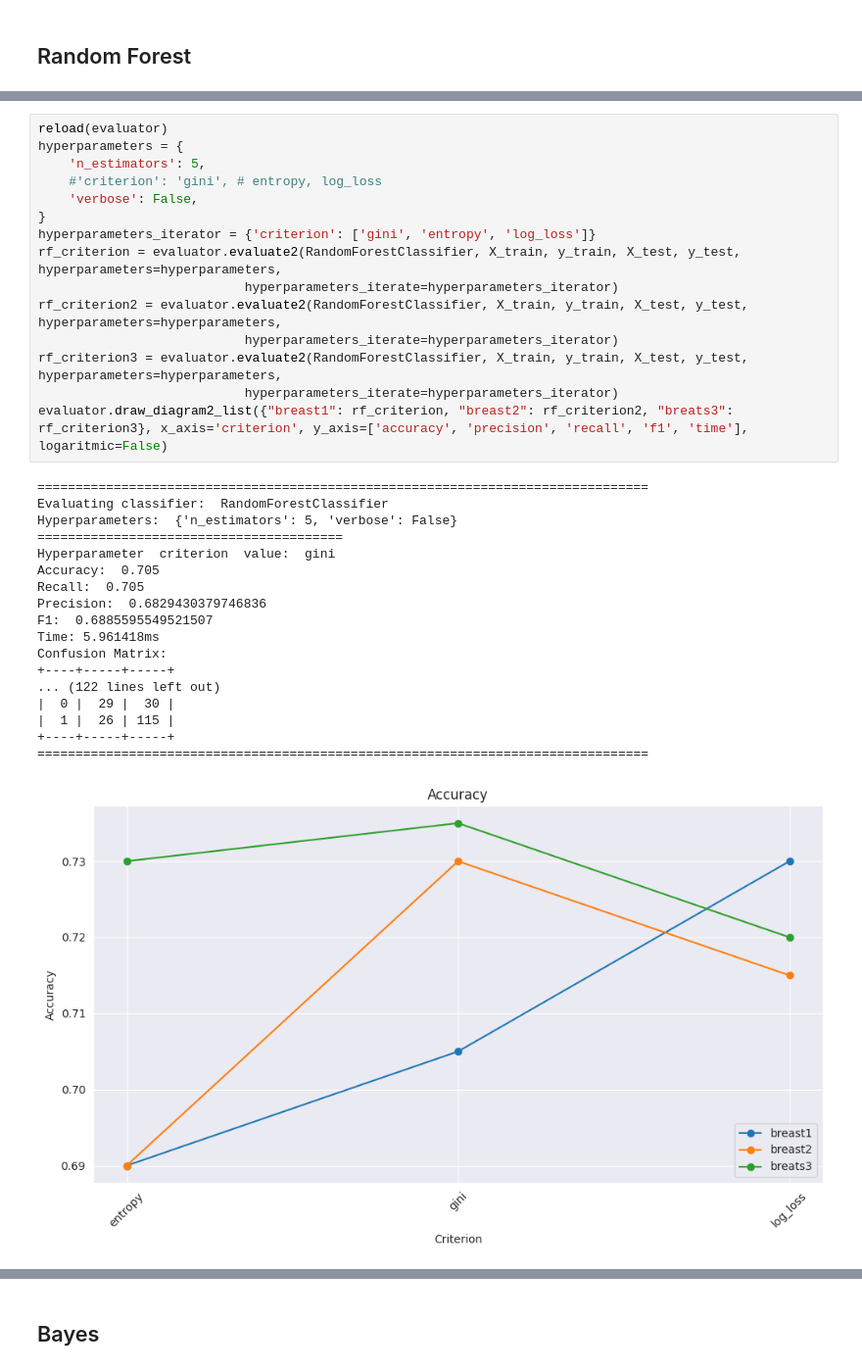
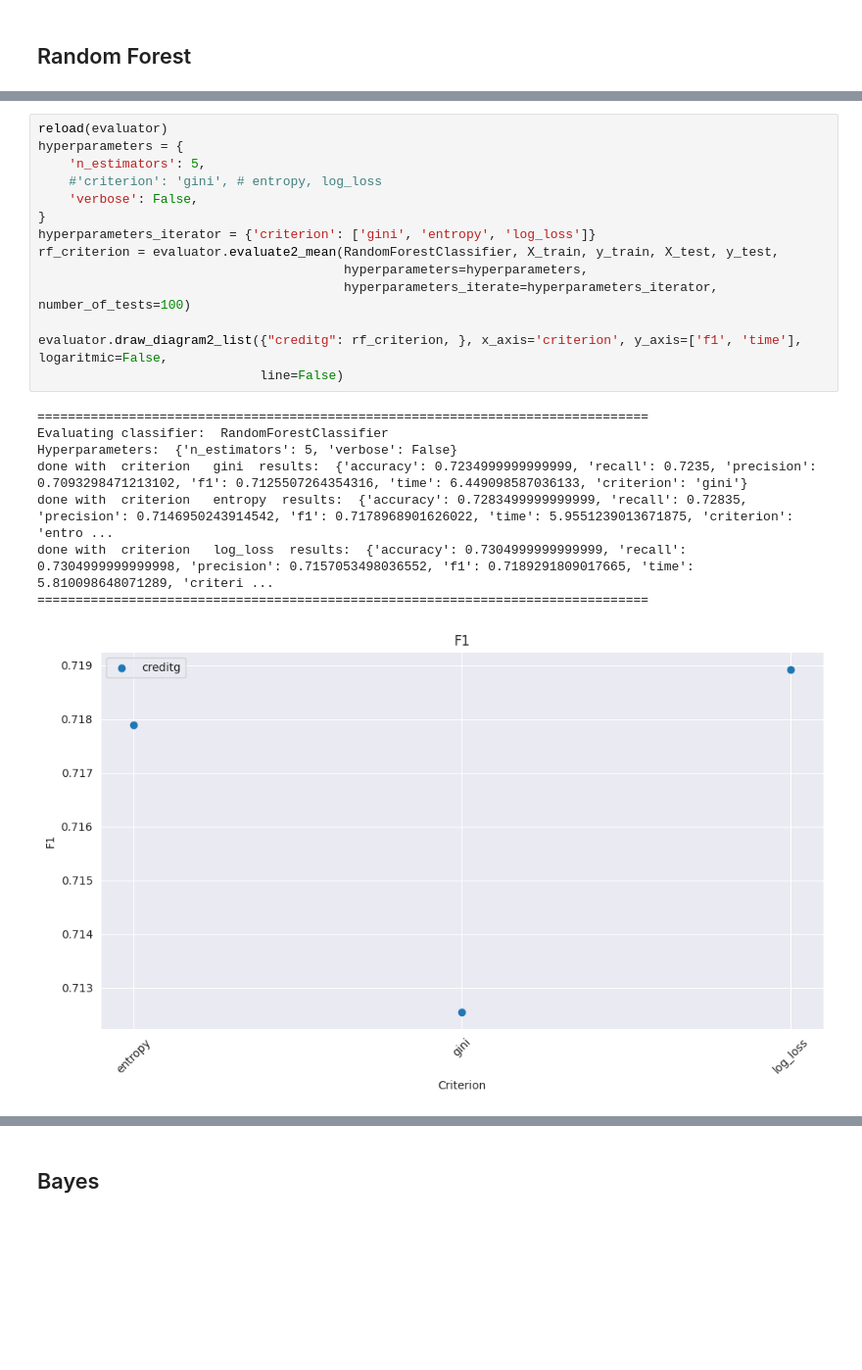
Before and after one commit to Maustrian3/ML24, a Jupyter notebook: exercise-1/creditg.ipynb, the cells around one changed output, grey strips where cells are left out. Shown at 98% size. Cells and saved outputs as stored; diff of their text form; blank space fills up the shorter version.

```diff
--- a/exercise-1/creditg.ipynb
+++ b/exercise-1/creditg.ipynb
@@ -608,34 +523,23 @@ Confusion Matrix:
 # %%
 reload(evaluator)
 hyperparameters = {
     'n_estimators': 5,
     #'criterion': 'gini', # entropy, log_loss
     'verbose': False,
 }
 hyperparameters_iterator = {'criterion': ['gini', 'entropy', 'log_loss']}
-rf_criterion = evaluator.evaluate2(RandomForestClassifier, X_train, y_train, X_test, y_test, hyperparameters=hyperparameters,
-                           hyperparameters_iterate=hyperparameters_iterator)
-rf_criterion2 = evaluator.evaluate2(RandomForestClassifier, X_train, y_train, X_test, y_test, hyperparameters=hyperparameters,
-                           hyperparameters_iterate=hyperparameters_iterator)
-rf_criterion3 = evaluator.evaluate2(RandomForestClassifier, X_train, y_train, X_test, y_test, hyperparameters=hyperparameters,
-                           hyperparameters_iterate=hyperparameters_iterator)
-evaluator.draw_diagram2_list({"breast1": rf_criterion, "breast2": rf_criterion2, "breats3": rf_criterion3}, x_axis='criterion', y_axis=['accuracy', 'precision', 'recall', 'f1', 'time'], logaritmic=False)
+rf_criterion = evaluator.evaluate2_mean(RandomForestClassifier, X_train, y_train, X_test, y_test,
+                                        hyperparameters=hyperparameters,
+                                        hyperparameters_iterate=hyperparameters_iterator, number_of_tests=100)
+
+evaluator.draw_diagram2_list({"creditg": rf_criterion, }, x_axis='criterion', y_axis=['f1', 'time'], logaritmic=False,
+                             line=False)
 # %% [output]
 ================================================================================
 Evaluating classifier:  RandomForestClassifier
 Hyperparameters:  {'n_estimators': 5, 'verbose': False}
-========================================
-Hyperparameter  criterion  value:  gini
-Accuracy:  0.705
-Recall:  0.705
-Precision:  0.6829430379746836
-F1:  0.6885595549521507
-Time: 5.961418ms
-Confusion Matrix:
-+----+-----+-----+
-... (122 lines left out)
-|  0 |  29 |  30 |
-|  1 |  26 | 115 |
-+----+-----+-----+
+done with  criterion   gini  results:  {'accuracy': 0.7234999999999999, 'recall': 0.7235, 'precision': 0.7093298471213102, 'f1': 0.7125507264354316, 'time': 6.449098587036133, 'criterion': 'gini'}
+done with  criterion   entropy  results:  {'accuracy': 0.7283499999999999, 'recall': 0.72835, 'precision': 0.7146950243914542, 'f1': 0.7178968901626022, 'time': 5.9551239013671875, 'criterion': 'entro ...
+done with  criterion   log_loss  results:  {'accuracy': 0.7304999999999999, 'recall': 0.7304999999999998, 'precision': 0.7157053498036552, 'f1': 0.7189291809017665, 'time': 5.810098648071289, 'criteri ...
 ================================================================================
-[figure, old version]
+[figure, new version]
```
Also changed, not shown: parts of 13 cells of this notebook, 3 other files.
